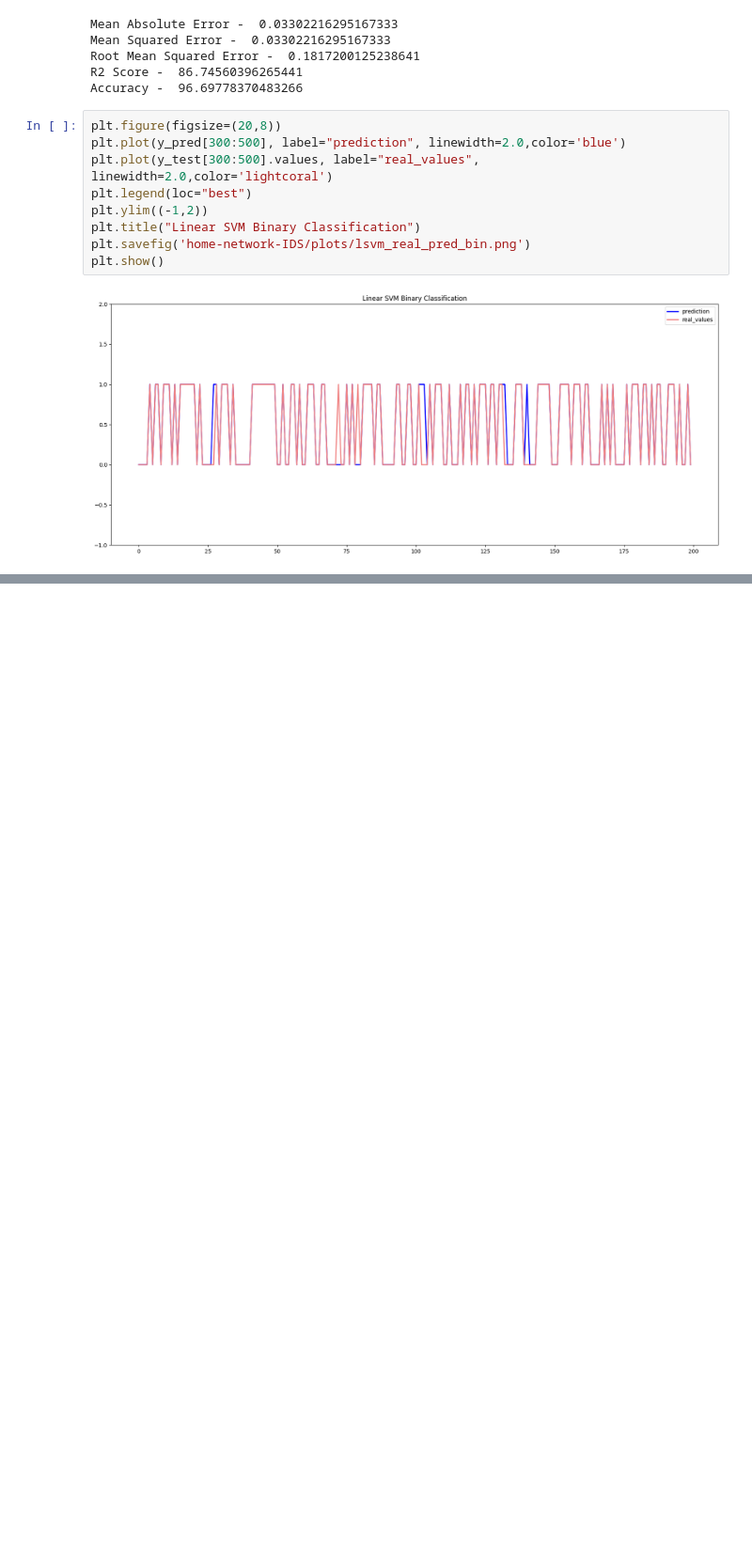
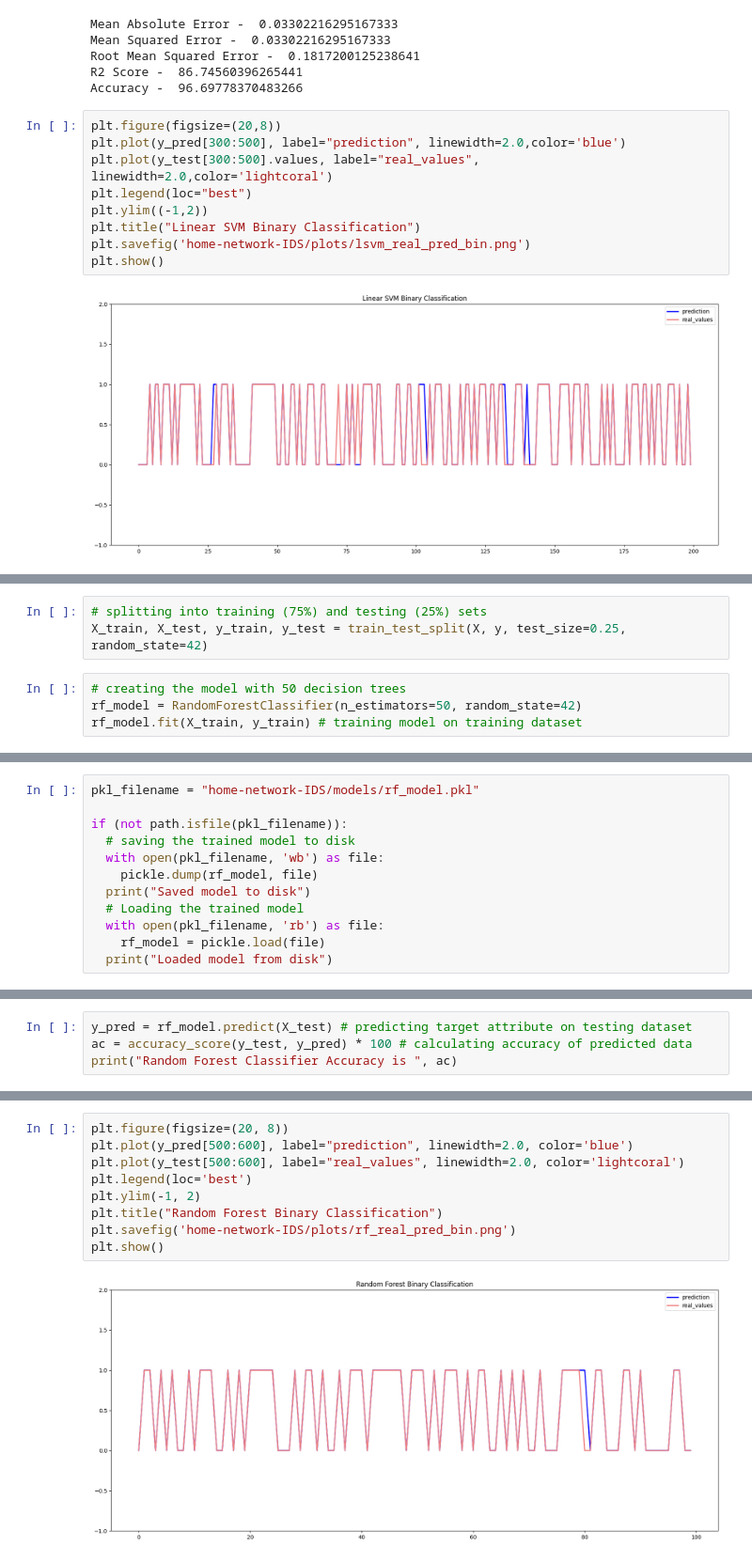
Before and after one commit to samsivabalan/home-network-IDS, a Jupyter notebook: training/main.ipynb, the cells around one changed output, grey strips where cells are left out. Shown at 94% size. Cells and saved outputs as stored; diff of their text form; blank space fills up the shorter version.

```diff
--- a/training/main.ipynb
+++ b/training/main.ipynb
@@ -490,0 +499,7 @@ plt.show()
+# %%
+# splitting into training (75%) and testing (25%) sets
+X_train, X_test, y_train, y_test = train_test_split(X, y, test_size=0.25, random_state=42)
+# %%
+# creating the model with 50 decision trees
+rf_model = RandomForestClassifier(n_estimators=50, random_state=42)
+rf_model.fit(X_train, y_train) # training model on training dataset
@@ -490,0 +508,12 @@ plt.show()
+# %%
+pkl_filename = "home-network-IDS/models/rf_model.pkl"
+
+if (not path.isfile(pkl_filename)):
+  # saving the trained model to disk
+  with open(pkl_filename, 'wb') as file:
+    pickle.dump(rf_model, file)
+  print("Saved model to disk")
+  # Loading the trained model
+  with open(pkl_filename, 'rb') as file:
+    rf_model = pickle.load(file)
+  print("Loaded model from disk")
@@ -490,0 +523,4 @@ plt.show()
+# %%
+y_pred = rf_model.predict(X_test) # predicting target attribute on testing dataset
+ac = accuracy_score(y_test, y_pred) * 100 # calculating accuracy of predicted data
+print("Random Forest Classifier Accuracy is ", ac)
@@ -490,0 +553,11 @@ plt.show()
+# %%
+plt.figure(figsize=(20, 8))
+plt.plot(y_pred[500:600], label="prediction", linewidth=2.0, color='blue')
+plt.plot(y_test[500:600], label="real_values", linewidth=2.0, color='lightcoral')
+plt.legend(loc='best')
+plt.ylim(-1, 2)
+plt.title("Random Forest Binary Classification")
+plt.savefig('home-network-IDS/plots/rf_real_pred_bin.png')
+plt.show()
+# %% [output]
+[figure, added]
```
Also changed, not shown: parts of 8 cells of this notebook.
